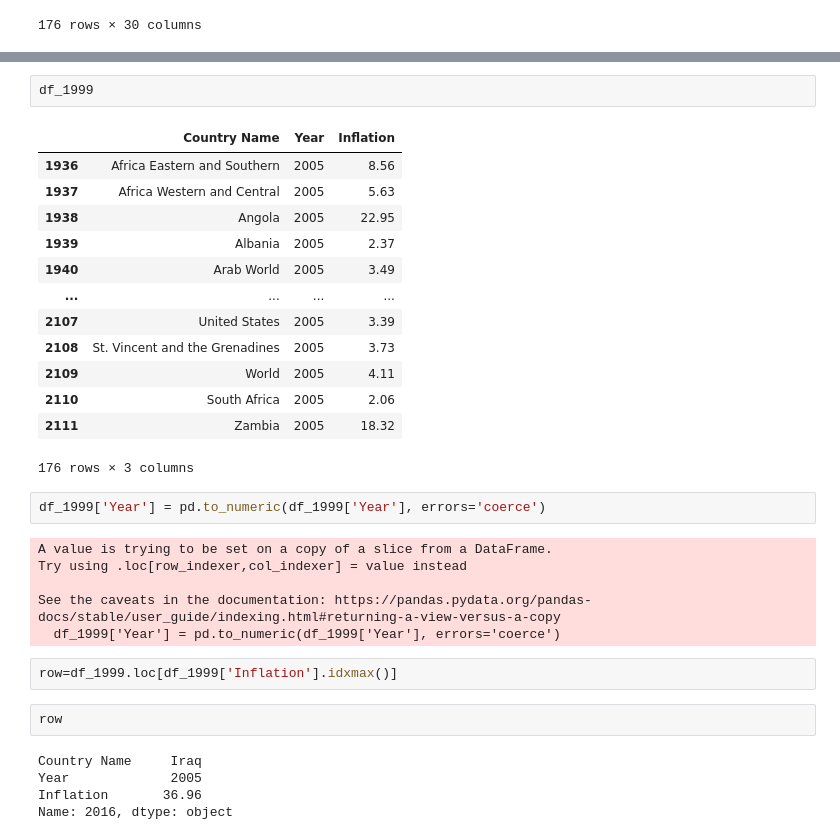
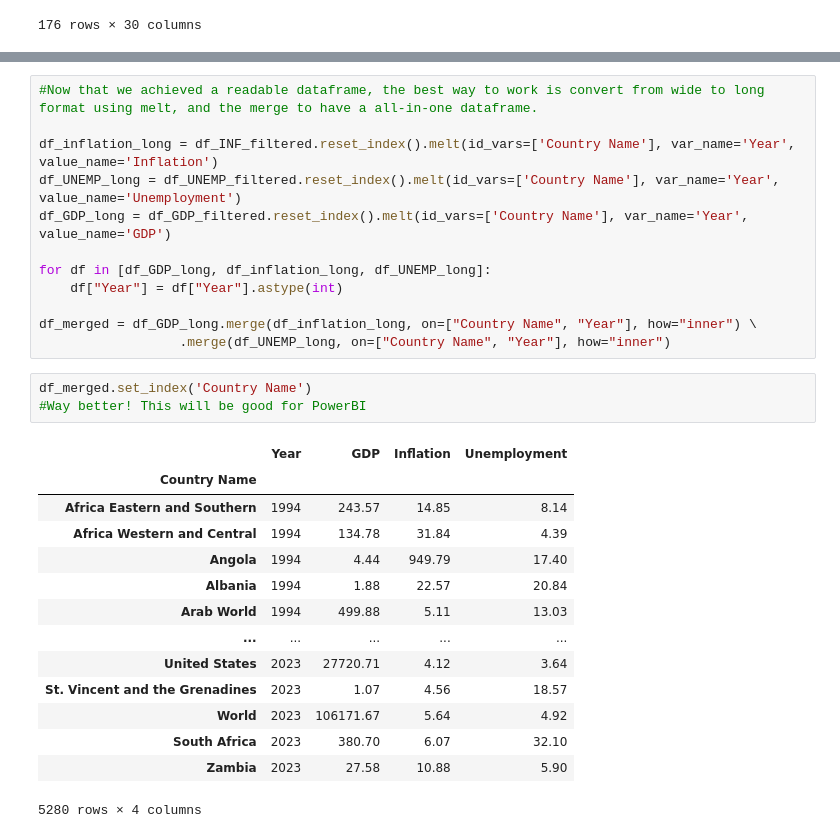
Before and after one commit to ChristianChimi/Financial-Analytics, a Jupyter notebook: Macroeconomics-Analytics/Macroeconomics-Analytics.ipynb, the cells around one changed output, grey strips where cells are left out. Saved outputs shown, nothing was run; the diff lists cells and outputs as text.

```diff
--- a/Macroeconomics-Analytics/Macroeconomics-Analytics.ipynb
+++ b/Macroeconomics-Analytics/Macroeconomics-Analytics.ipynb
@@ -151,33 +96,30 @@ df_1999=df_inflation_long[df_inflation_long['Year']==2005]
-# %%
-df_1999
-# %% [output]
-|  | Country Name | Year | Inflation |
-| 1936 | Africa Eastern and Southern | 2005 | 8.56 |
-| 1937 | Africa Western and Central | 2005 | 5.63 |
-| 1938 | Angola | 2005 | 22.95 |
-| 1939 | Albania | 2005 | 2.37 |
-| 1940 | Arab World | 2005 | 3.49 |
-| ... | ... | ... | ... |
-| 2107 | United States | 2005 | 3.39 |
-| 2108 | St. Vincent and the Grenadines | 2005 | 3.73 |
-| 2109 | World | 2005 | 4.11 |
-| 2110 | South Africa | 2005 | 2.06 |
-| 2111 | Zambia | 2005 | 18.32 |
-176 rows × 3 columns
-# %%
-df_1999['Year'] = pd.to_numeric(df_1999['Year'], errors='coerce')
-# %% [output]
-A value is trying to be set on a copy of a slice from a DataFrame.
-Try using .loc[row_indexer,col_indexer] = value instead
-
-See the caveats in the documentation: https://pandas.pydata.org/pandas-docs/stable/user_guide/indexing.html#returning-a-view-versus-a-copy
-  df_1999['Year'] = pd.to_numeric(df_1999['Year'], errors='coerce')
-# %%
-row=df_1999.loc[df_1999['Inflation'].idxmax()]
-# %%
-row
-# %% [output]
-Country Name     Iraq
-Year             2005
-Inflation       36.96
-Name: 2016, dtype: object
+# %%
+#Now that we achieved a readable dataframe, the best way to work is convert from wide to long format using melt, and the merge to have a all-in-one dataframe.
+
+df_inflation_long = df_INF_filtered.reset_index().melt(id_vars=['Country Name'], var_name='Year', value_name='Inflation')
+df_UNEMP_long = df_UNEMP_filtered.reset_index().melt(id_vars=['Country Name'], var_name='Year', value_name='Unemployment')
+df_GDP_long = df_GDP_filtered.reset_index().melt(id_vars=['Country Name'], var_name='Year', value_name='GDP')
+
+for df in [df_GDP_long, df_inflation_long, df_UNEMP_long]:
+    df["Year"] = df["Year"].astype(int)
+
+df_merged = df_GDP_long.merge(df_inflation_long, on=["Country Name", "Year"], how="inner") \
+                  .merge(df_UNEMP_long, on=["Country Name", "Year"], how="inner")
+# %%
+df_merged.set_index('Country Name')
+#Way better! This will be good for PowerBI
+# %% [output]
+|  | Year | GDP | Inflation | Unemployment |
+| Country Name |  |  |  |  |
+| Africa Eastern and Southern | 1994 | 243.57 | 14.85 | 8.14 |
+| Africa Western and Central | 1994 | 134.78 | 31.84 | 4.39 |
+| Angola | 1994 | 4.44 | 949.79 | 17.40 |
+| Albania | 1994 | 1.88 | 22.57 | 20.84 |
+| Arab World | 1994 | 499.88 | 5.11 | 13.03 |
+| ... | ... | ... | ... | ... |
+| United States | 2023 | 27720.71 | 4.12 | 3.64 |
+| St. Vincent and the Grenadines | 2023 | 1.07 | 4.56 | 18.57 |
+| World | 2023 | 106171.67 | 5.64 | 4.92 |
+| South Africa | 2023 | 380.70 | 6.07 | 32.10 |
+| Zambia | 2023 | 27.58 | 10.88 | 5.90 |
+5280 rows × 4 columns
```
Also changed, not shown: parts of 6 cells of this notebook.
